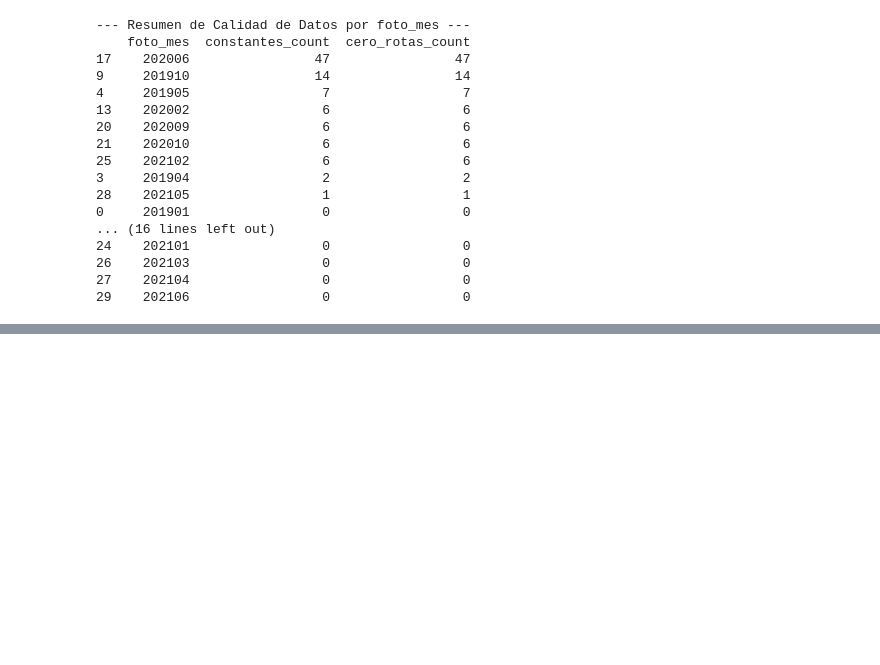
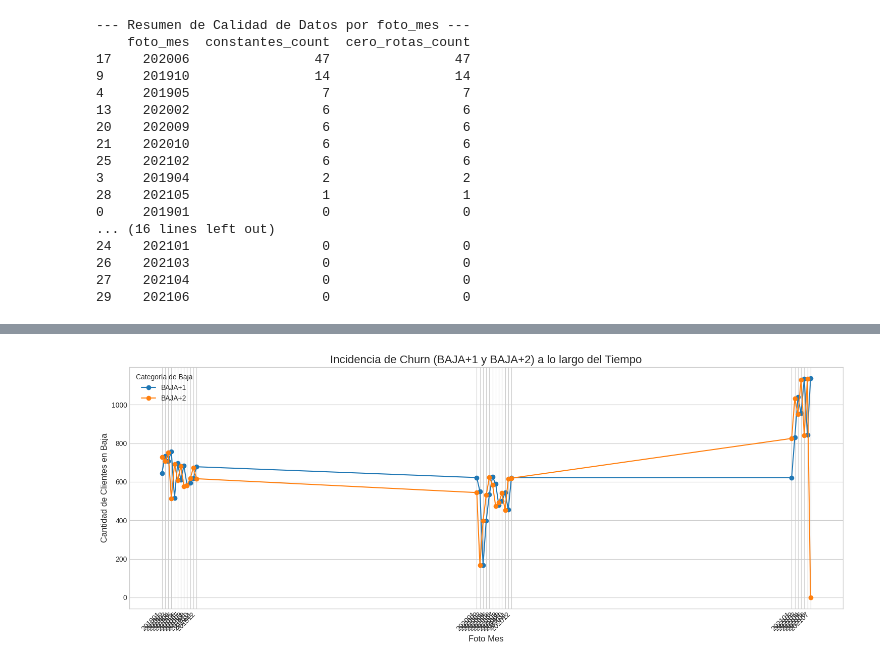
Before and after one commit to AgustinCdeCelis/dmeyf2025, a Jupyter notebook: competencia_02/EDA.ipynb, the cells around one changed output, grey strips where cells are left out. Saved outputs shown, nothing was run; the diff lists cells and outputs as text; code cells hidden in the pictures; blank space fills up the shorter version.

```diff
--- a/competencia_02/EDA.ipynb
+++ b/competencia_02/EDA.ipynb
@@ -236,0 +295,35 @@ print(resumen_final.sort_values(by=['constantes_count', 'cero_rotas_count'], asc
+# %%
+import matplotlib.pyplot as plt
+import seaborn as sns
+import pandas as pd
+
+# Suponiendo que 'distribucion_pivot' es el DataFrame pivotado que contiene:
+# Índices: foto_mes
+# Columnas: BAJA+1, BAJA+2, CONTINUA
+# (Si tu DataFrame se llama diferente, ajusta el nombre aquí)
+
+# 1. Seleccionar solo las columnas de interés: BAJA+1 y BAJA+2
+bajas_pivot = distribucion_pivot[['BAJA+1', 'BAJA+2']]
+
+# 2. Configuración del gráfico
+plt.figure(figsize=(15, 6))
+plt.style.use('seaborn-v0_8-whitegrid')
+
+# 3. Generar el gráfico de líneas solo para las bajas
+bajas_pivot.plot(kind='line', marker='o', ax=plt.gca())
+
+# 4. Configuración de Etiquetas y Títulos
+plt.title('Incidencia de Churn (BAJA+1 y BAJA+2) a lo largo del Tiempo', fontsize=16)
+plt.xlabel('Foto Mes', fontsize=12)
+plt.ylabel('Cantidad de Clientes en Baja', fontsize=12)
+plt.xticks(
+    rotation=45,
+    ha='right',
+    ticks=bajas_pivot.index,
+    labels=bajas_pivot.index.astype(str)
+)
+plt.legend(title='Categoría de Baja')
+plt.tight_layout()
+plt.show()
+# %% [output]
+[figure, added]
```
Also changed, not shown: parts of 8 cells of this notebook.
